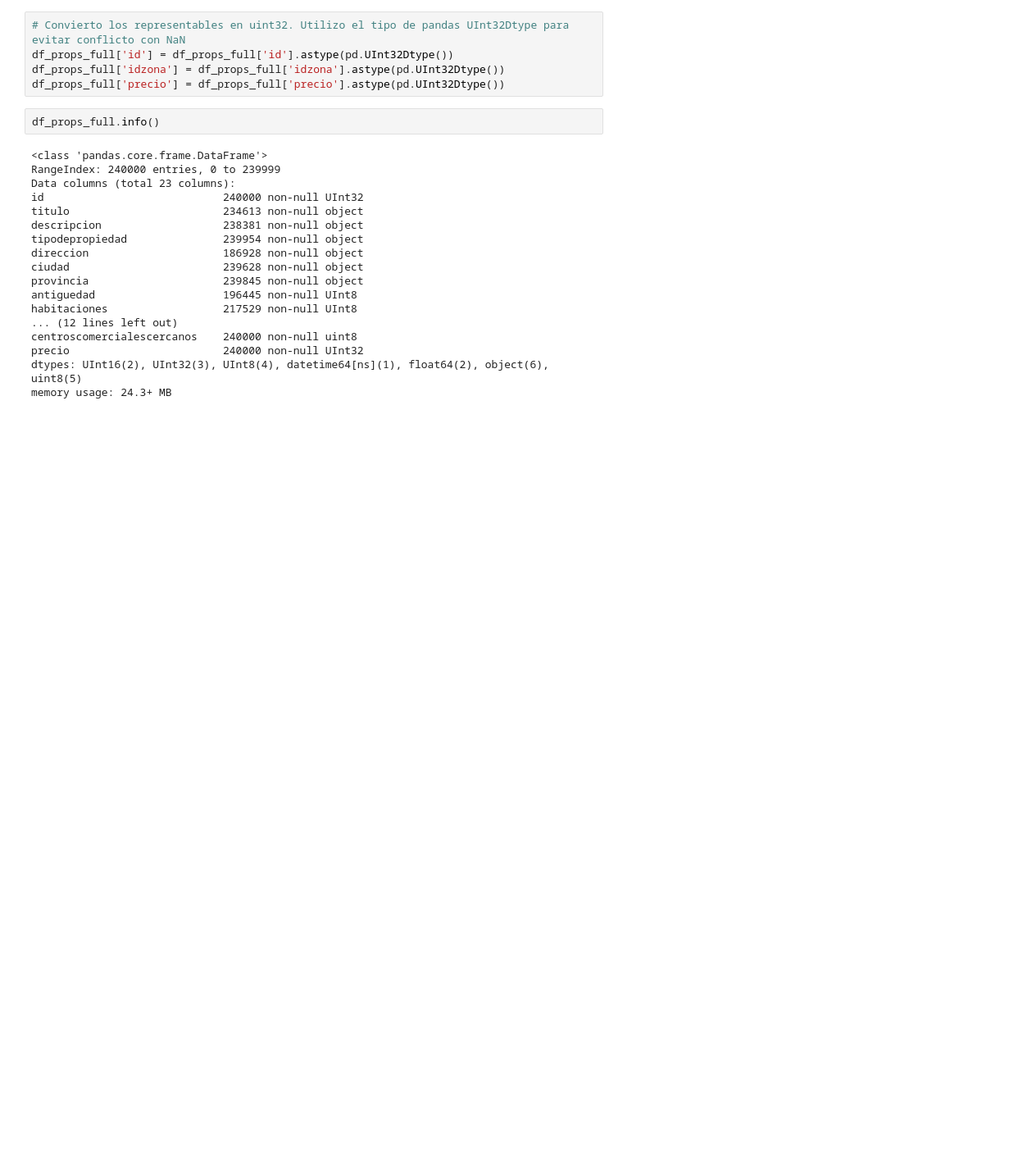
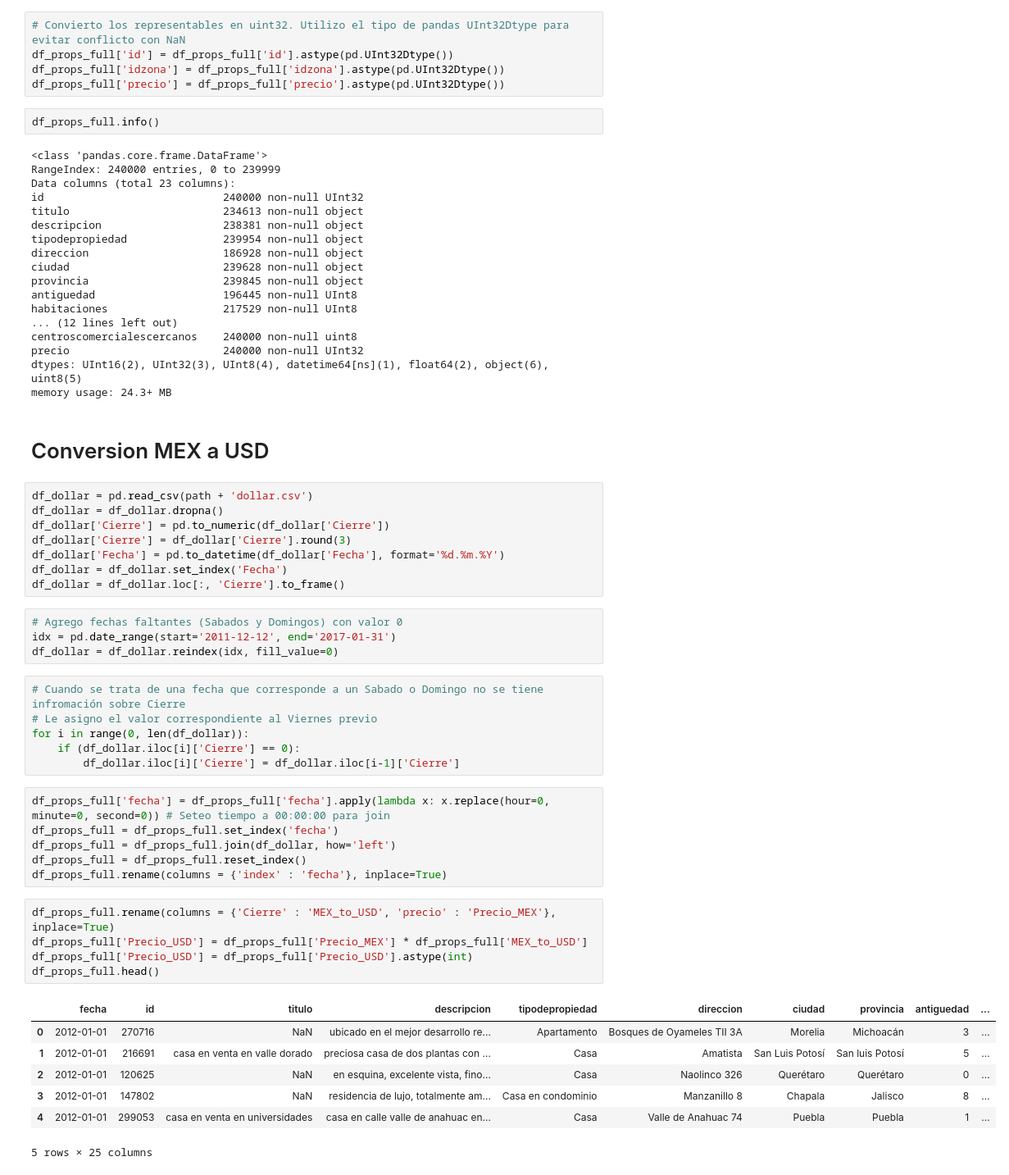
Before and after one commit to sebapenna/OrganizacionDeDatos, a Jupyter notebook: Analisis Basico.ipynb, the cells around one changed output. Shown at 82% size. Drawn from its saved outputs; the diff is of its cells as text; blank space fills up the shorter version.

```diff
--- a/Analisis Basico.ipynb
+++ b/Analisis Basico.ipynb
@@ -124,3 +140,42 @@ centroscomercialescercanos    240000 non-null uint8
 precio                        240000 non-null UInt32
 dtypes: UInt16(2), UInt32(3), UInt8(4), datetime64[ns](1), float64(2), object(6), uint8(5)
 memory usage: 24.3+ MB
+# %% [markdown]
+# Conversion MEX a USD
+# %%
+df_dollar = pd.read_csv(path + 'dollar.csv')
+df_dollar = df_dollar.dropna()
+df_dollar['Cierre'] = pd.to_numeric(df_dollar['Cierre'])
+df_dollar['Cierre'] = df_dollar['Cierre'].round(3)
+df_dollar['Fecha'] = pd.to_datetime(df_dollar['Fecha'], format='%d.%m.%Y')
+df_dollar = df_dollar.set_index('Fecha')
+df_dollar = df_dollar.loc[:, 'Cierre'].to_frame()
+# %%
+# Agrego fechas faltantes (Sabados y Domingos) con valor 0
+idx = pd.date_range(start='2011-12-12', end='2017-01-31')
+df_dollar = df_dollar.reindex(idx, fill_value=0)
+# %%
+# Cuando se trata de una fecha que corresponde a un Sabado o Domingo no se tiene infromación sobre Cierre
+# Le asigno el valor correspondiente al Viernes previo
+for i in range(0, len(df_dollar)):
+    if (df_dollar.iloc[i]['Cierre'] == 0):
+        df_dollar.iloc[i]['Cierre'] = df_dollar.iloc[i-1]['Cierre']
+# %%
+df_props_full['fecha'] = df_props_full['fecha'].apply(lambda x: x.replace(hour=0, minute=0, second=0)) # Seteo tiempo a 00:00:00 para join
+df_props_full = df_props_full.set_index('fecha')
+df_props_full = df_props_full.join(df_dollar, how='left')
+df_props_full = df_props_full.reset_index()
+df_props_full.rename(columns = {'index' : 'fecha'}, inplace=True)
+# %%
+df_props_full.rename(columns = {'Cierre' : 'MEX_to_USD', 'precio' : 'Precio_MEX'}, inplace=True)
+df_props_full['Precio_USD'] = df_props_full['Precio_MEX'] * df_props_full['MEX_to_USD']
+df_props_full['Precio_USD'] = df_props_full['Precio_USD'].astype(int)
+df_props_full.head()
+# %% [output]
+|  | fecha | id | titulo | descripcion | tipodepropiedad | direccion | ciudad | provincia | antiguedad | ... |
+| 0 | 2012-01-01 | 270716 | NaN | ubicado en el mejor desarrollo re... | Apartamento | Bosques de Oyameles TII 3A | Morelia | Michoacán | 3 | ... |
+| 1 | 2012-01-01 | 216691 | casa en venta en valle dorado | preciosa casa de dos plantas con ... | Casa | Amatista | San Luis Potosí | San luis Potosí | 5 | ... |
+| 2 | 2012-01-01 | 120625 | NaN | en esquina, excelente vista, fino... | Casa | Naolinco 326 | Querétaro | Querétaro | 0 | ... |
+| 3 | 2012-01-01 | 147802 | NaN | residencia de lujo, totalmente am... | Casa en condominio | Manzanillo 8 | Chapala | Jalisco | 8 | ... |
+| 4 | 2012-01-01 | 299053 | casa en venta en universidades | casa en calle valle de anahuac en... | Casa | Valle de Anahuac 74 | Puebla | Puebla | 1 | ... |
+5 rows × 25 columns
```
Also changed, not shown: parts of 4 cells of this notebook, 1 other file.
